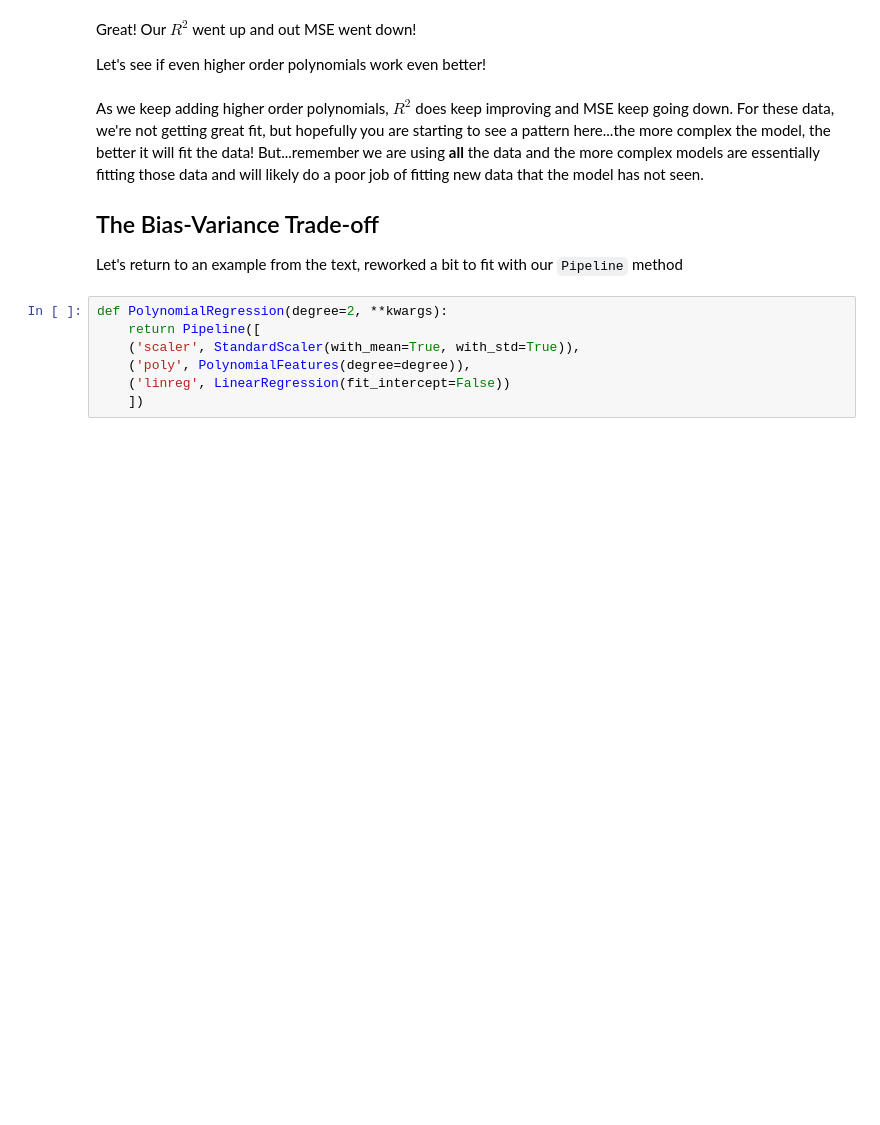
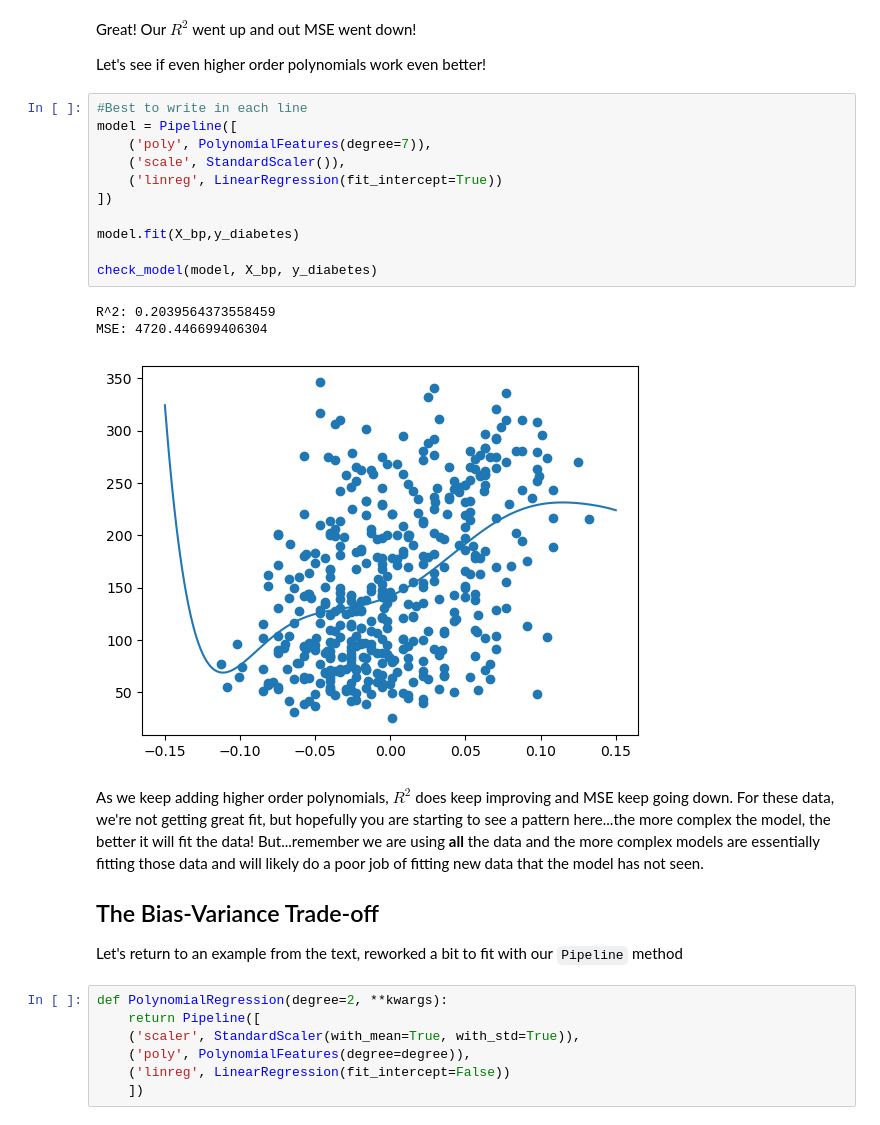
Before and after one commit to EJMancero/Jupyter_Content2, a Jupyter notebook: 08_Bias_variance_tradeoff_student.ipynb, the cells around one changed output. Saved outputs shown, nothing was run; the diff lists cells and outputs as text; blank space fills up the shorter version.

```diff
--- a/08_Bias_variance_tradeoff_student.ipynb
+++ b/08_Bias_variance_tradeoff_student.ipynb
@@ -63,6 +108,21 @@ from sklearn.pipeline import Pipeline
 Great! Our $R^2$ went up and out MSE went down!
 
 Let's see if even higher order polynomials work even better!
+# %%
+#Best to write in each line
+model = Pipeline([
+    ('poly', PolynomialFeatures(degree=7)),
+    ('scale', StandardScaler()),
+    ('linreg', LinearRegression(fit_intercept=True))
+])
+
+model.fit(X_bp,y_diabetes)
+
+check_model(model, X_bp, y_diabetes)
+# %% [output]
+R^2: 0.2039564373558459
+MSE: 4720.446699406304
+[figure, added]
 # %% [markdown]
 As we keep adding higher order polynomials, $R^2$ does keep improving and MSE keep going down. For these data, we're not getting great fit, but hopefully you are starting to see a pattern here...the more complex the model, the better it will fit the data! But...remember we are using **all** the data and the more complex models are essentially fitting those data and will likely do a poor job of fitting new data that the model has not seen.
 
```
Also changed, not shown: parts of 8 cells of this notebook.
